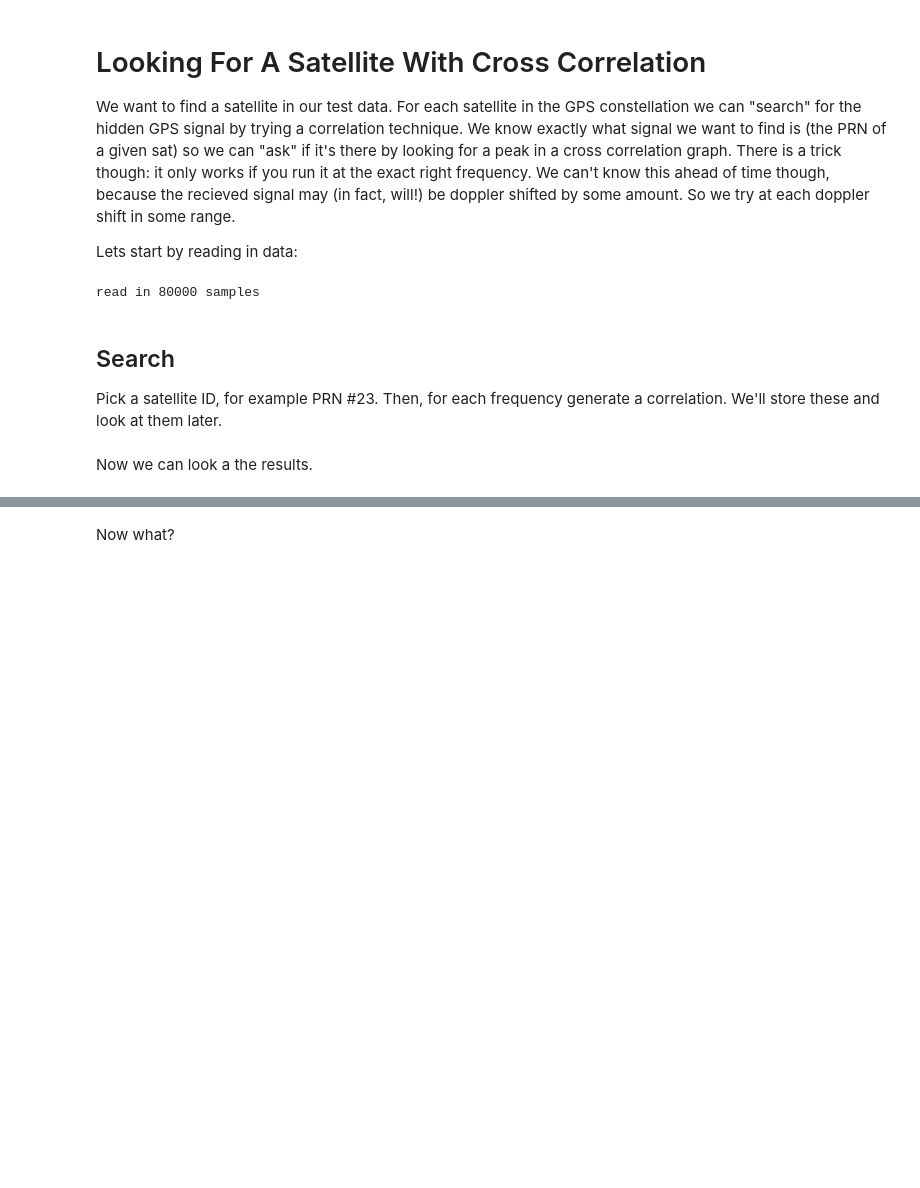
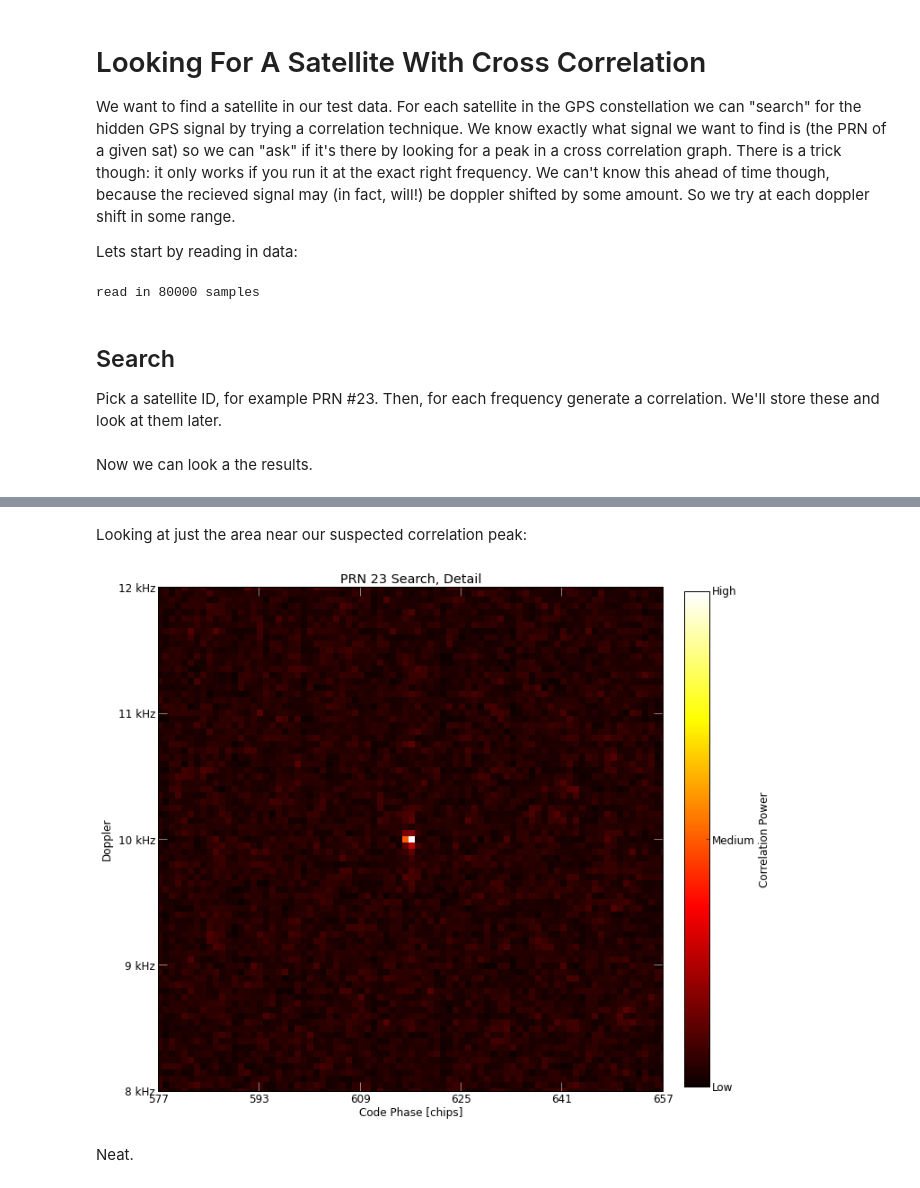
Before and after one commit to natronics/gps, a Jupyter notebook: notebooks/cross-correlation.ipynb, the cells around one changed output, grey strips where cells are left out. Drawn from its saved outputs; the diff is of its cells as text; code cells hidden in the pictures; blank space fills up the shorter version.

```diff
--- a/notebooks/cross-correlation.ipynb
+++ b/notebooks/cross-correlation.ipynb
@@ -66,2 +80,26 @@ plt.show()
-# %% [markdown]
-Now what?
+# %% [markdown]
+Looking at just the area near our suspected correlation peak:
+# %%
+yticks = range(518-40, 518+41, 20)
+ytick_labels = ["%d kHz" % ((i-len(frequencies)/2)/20) for i in yticks]
+
+fig = plt.figure(figsize=(11,11))
+ax = fig.add_subplot(111)
+img = ax.imshow(frequencies, interpolation='nearest', aspect=1, cmap='hot')
+plt.yticks(yticks, ytick_labels)
+plt.xticks(range(617-40, 617+41, 16))
+plt.ylabel("Doppler")
+plt.xlabel("Code Phase [chips]")
+plt.title("PRN 23 Search, Detail")
+ax.set_xlim([617-40, 617+40])
+ax.set_ylim([518-40, 518+40])
+ax.tick_params(axis='x', colors='white', labelcolor='black', length=10)
+ax.tick_params(axis='y', colors='white', labelcolor='black', length=10)
+cbar = plt.colorbar(img, ticks=[min_snr, (min_snr+max_snr)/2.0, max_snr], fraction=0.045, pad=0.04)
+cbar.ax.set_ylabel('Correlation Power')
+cbar.ax.set_yticklabels(["Low", "Medium", "High"])
+plt.show()
+# %% [output]
+[figure, added]
+# %% [markdown]
+Neat.
```
Also changed, not shown: parts of 2 cells of this notebook.
